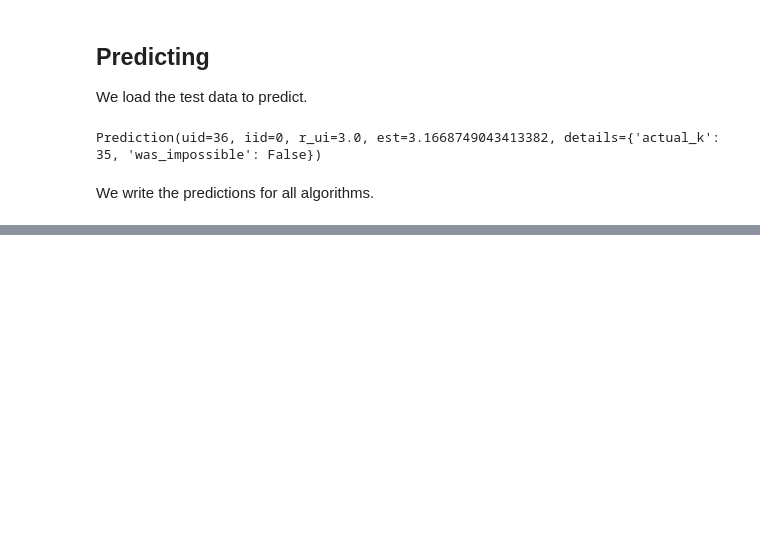
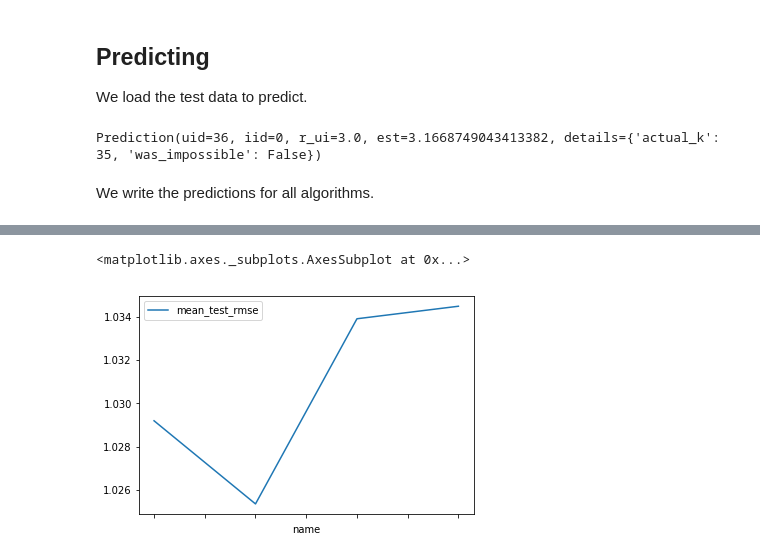
Before and after one commit to florianmorath/Computational-Intelligence-Lab, a Jupyter notebook: src/knn_surprise.ipynb, the cells around one changed output, grey strips where cells are left out. Cells and saved outputs as stored; diff of their text form; code cells hidden in the pictures; blank space fills up the shorter version.

```diff
--- a/src/knn_surprise.ipynb
+++ b/src/knn_surprise.ipynb
@@ -93,0 +169,4 @@ predict_and_write(best_algos)
+# %%
+bsl_options_arr = flatten_arr_of_dict(knn_basic_results_df['param_bsl_options'])
+bsl_options_df = pd.DataFrame.from_dict(bsl_options_arr)
+bsl_options_df.head()
@@ -93,0 +180,11 @@ predict_and_write(best_algos)
+# %%
+sim_options_arr = flatten_arr_of_dict(knn_basic_results_df['param_sim_options'])
+sim_options_df = pd.DataFrame.from_dict(sim_options_arr)
+sim_options_df.head()
+concat_df = pd.concat([knn_basic_results_df, bsl_options_df, sim_options_df], axis=1)
+# %%
+sorted_df = concat_df.groupby(by='name').mean()
+sorted_df.plot(y='mean_test_rmse')
+# %% [output]
+<matplotlib.axes._subplots.AxesSubplot at 0x...>
+[figure, added]
```
Also changed, not shown: parts of 22 cells of this notebook, 17 other files.
